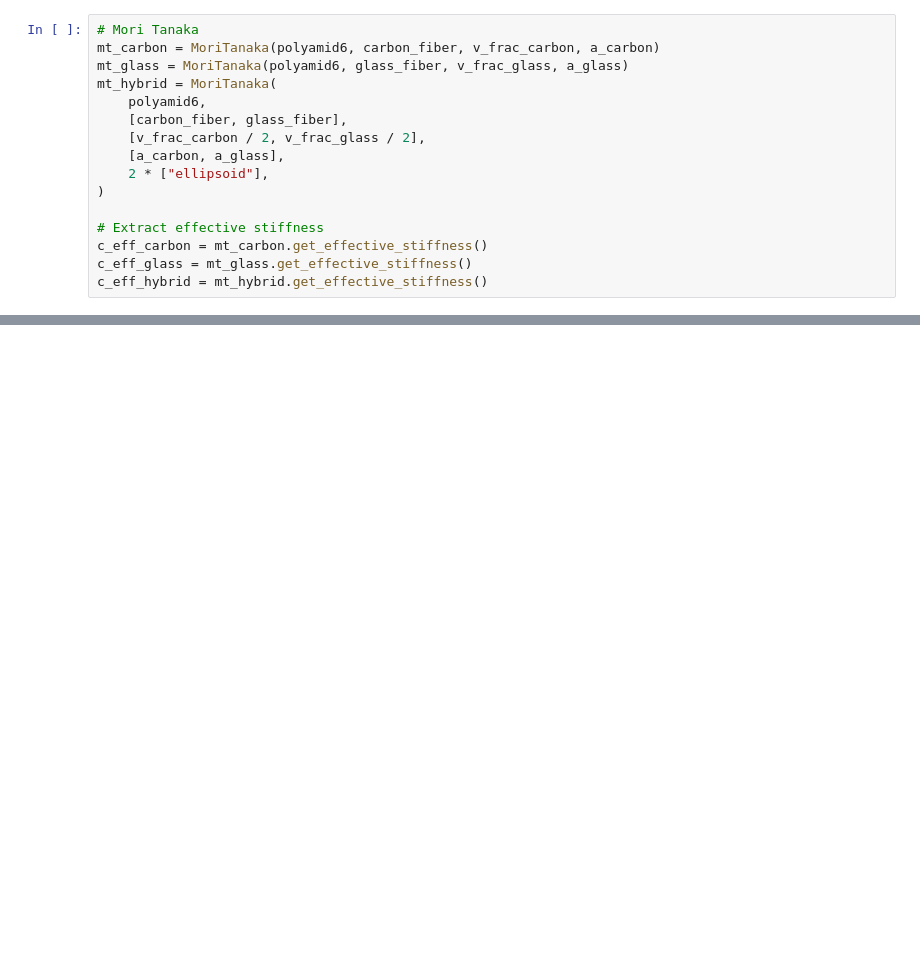
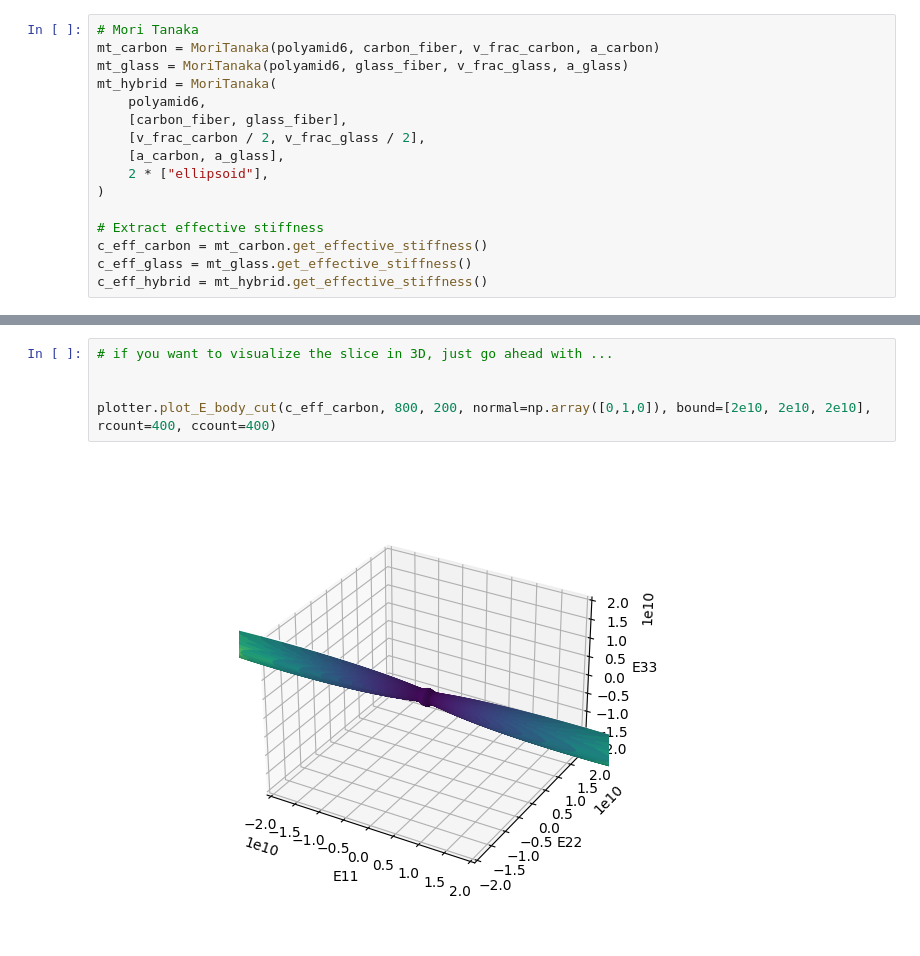
Before and after one commit to Extraweich/homopy, a Jupyter notebook: examples/Introduction.ipynb, the cells around one changed output, grey strips where cells are left out. Cells and saved outputs as stored; diff of their text form; blank space fills up the shorter version.

```diff
--- a/examples/Introduction.ipynb
+++ b/examples/Introduction.ipynb
@@ -89,0 +93,7 @@ plotter.polar_plot([pC_angled + ("MT Carbon",), pG_angled + ("MT Glass",), pH_an
+# %%
+# if you want to visualize the slice in 3D, just go ahead with ...
+
+
+plotter.plot_E_body_cut(c_eff_carbon, 800, 200, normal=np.array([0,1,0]), bound=[2e10, 2e10, 2e10], rcount=400, ccount=400)
+# %% [output]
+[figure, added]
```
Also changed, not shown: parts of 5 cells of this notebook, 7 other files.
